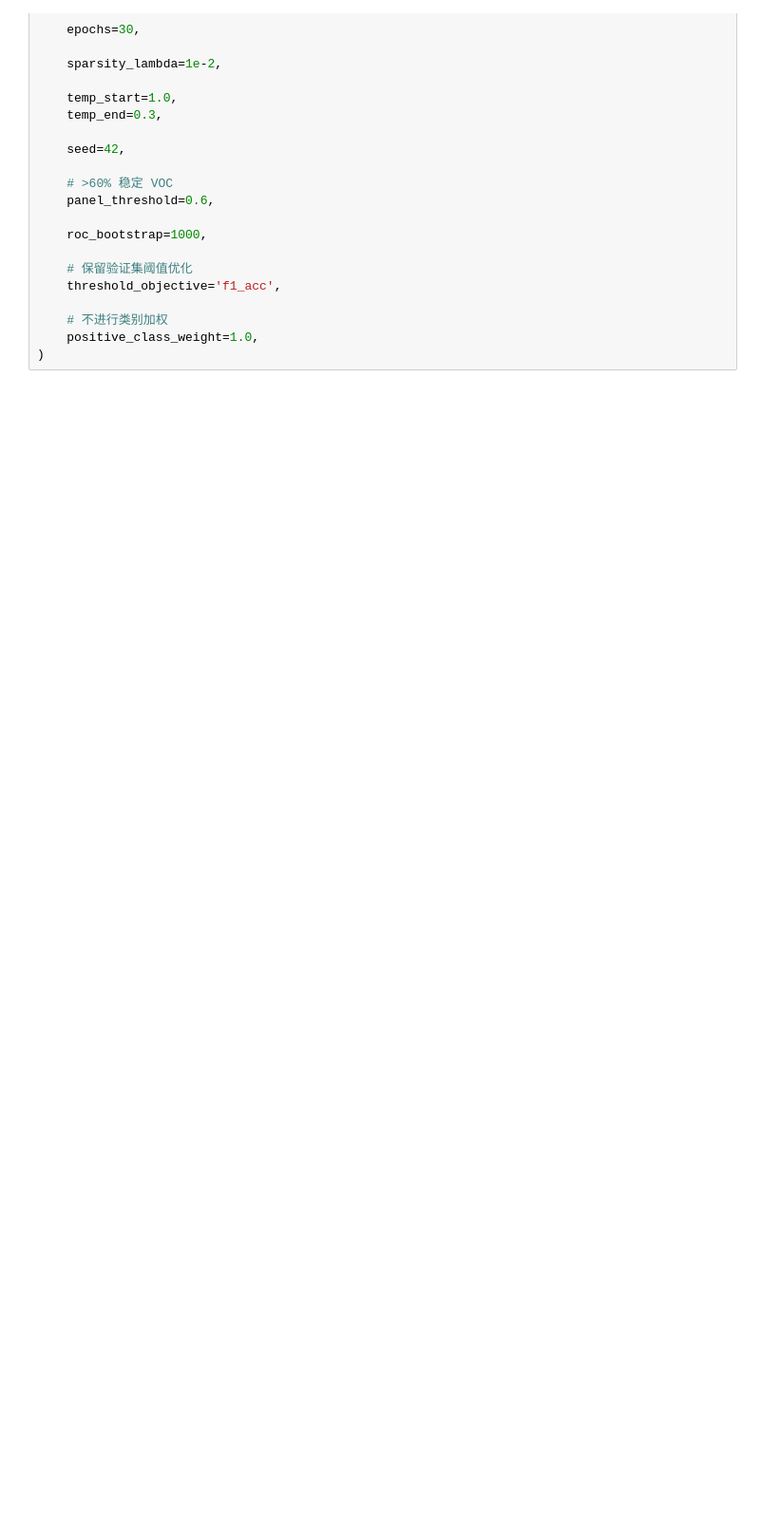
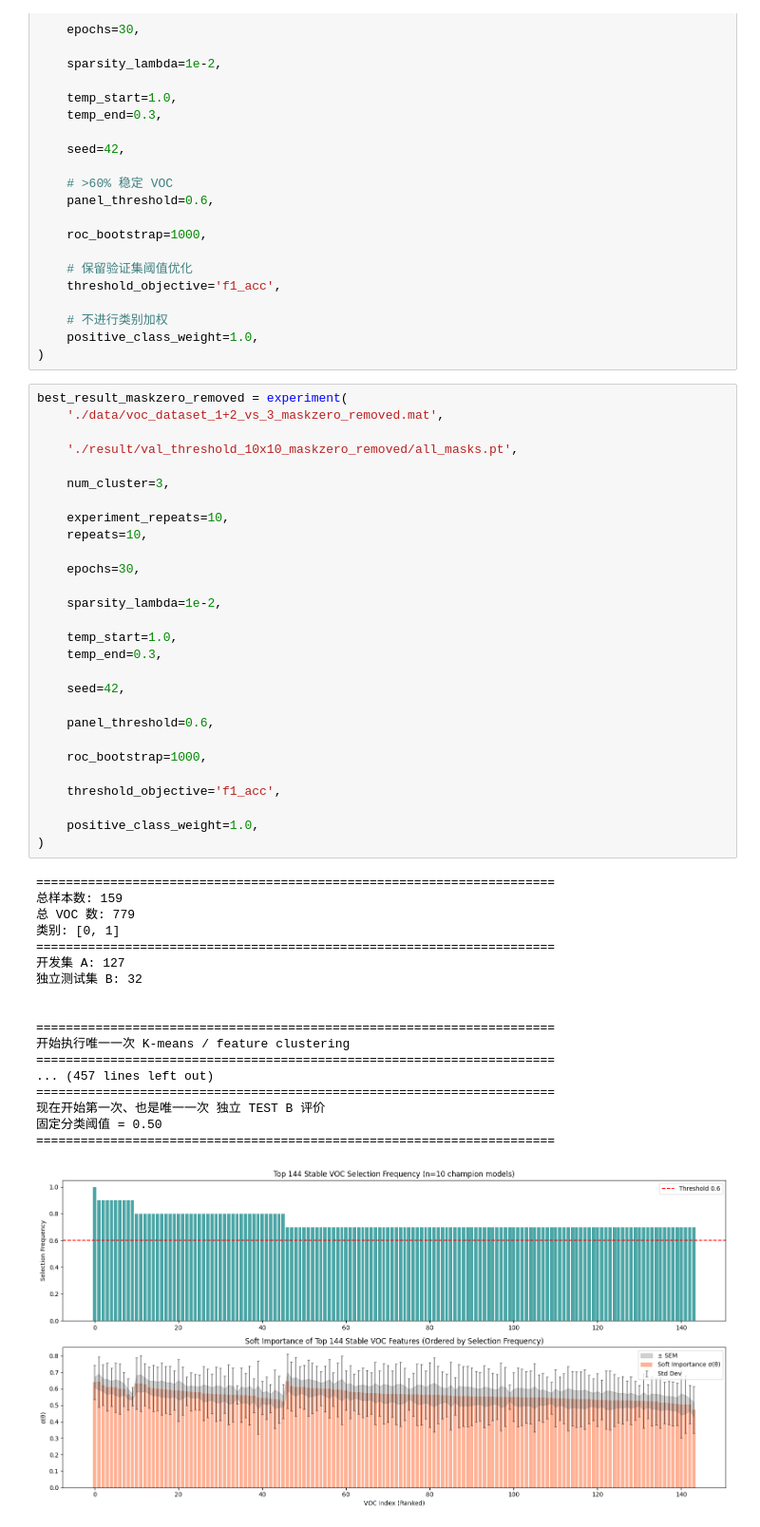
Before and after one commit to liu2690/my-project, a Jupyter notebook: testing.ipynb, the cells around one changed output. Shown at 95% size. Cells and saved outputs as stored; diff of their text form; blank space fills up the shorter version.

```diff
--- a/testing.ipynb
+++ b/testing.ipynb
@@ -3016,3 +3018,50 @@ best_result = experiment(
     # 不进行类别加权
     positive_class_weight=1.0,
 )
+# %%
+best_result_maskzero_removed = experiment(
+    './data/voc_dataset_1+2_vs_3_maskzero_removed.mat',
+
+    './result/val_threshold_10x10_maskzero_removed/all_masks.pt',
+
+    num_cluster=3,
+
+    experiment_repeats=10,
+    repeats=10,
+
+    epochs=30,
+
+    sparsity_lambda=1e-2,
+
+    temp_start=1.0,
+    temp_end=0.3,
+
+    seed=42,
+
+    panel_threshold=0.6,
+
+    roc_bootstrap=1000,
+
+    threshold_objective='f1_acc',
+
+    positive_class_weight=1.0,
+)
+# %% [output]
+======================================================================
+总样本数: 159
+总 VOC 数: 779
+类别: [0, 1]
+======================================================================
+开发集 A: 127
+独立测试集 B: 32
+
+
+======================================================================
+开始执行唯一一次 K-means / feature clustering
+======================================================================
+... (457 lines left out)
+======================================================================
+现在开始第一次、也是唯一一次 独立 TEST B 评价
+固定分类阈值 = 0.50
+======================================================================
+[figure, added]
```
Also changed, not shown: parts of 2 cells of this notebook, 15 other files.
